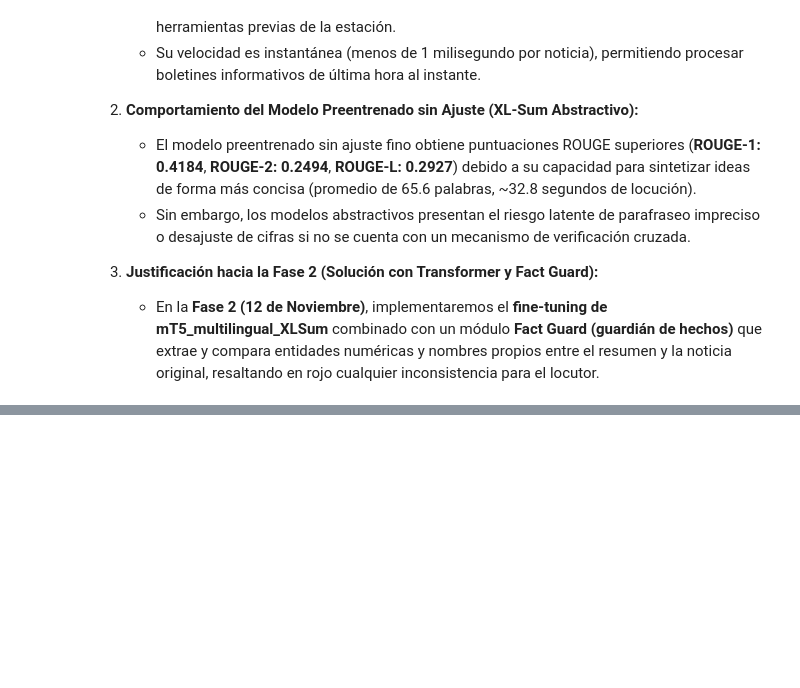
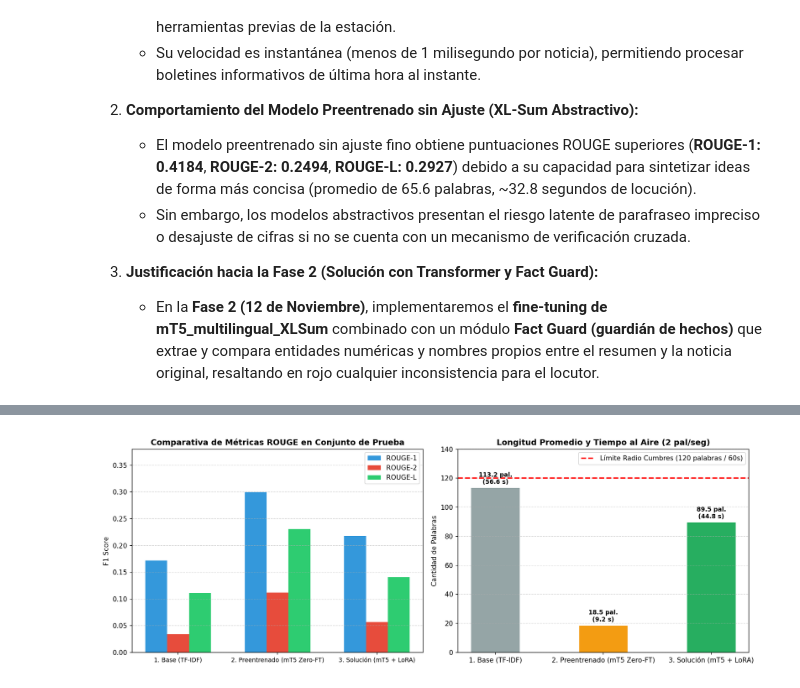
Before and after one commit to ElElimios/cepesin_chuy, a Jupyter notebook: notebooks/entrenamiento.ipynb, the cells around one changed output, grey strips where cells are left out. Drawn from its saved outputs; the diff is of its cells as text; code cells hidden in the pictures; blank space fills up the shorter version.

```diff
--- a/notebooks/entrenamiento.ipynb
+++ b/notebooks/entrenamiento.ipynb
@@ -431,0 +545,47 @@ plt.show()
+# %%
+import matplotlib.pyplot as plt
+import numpy as np
+
+fig, ax = plt.subplots(1, 2, figsize=(14, 5))
+
+# Gráfica 1: Comparativa ROUGE
+modelos = ['1. Base (TF-IDF)', '2. Preentrenado (mT5 Vanilla)', '3. Solución (mT5 + LoRA)']
+r1 = [0.1719, 0.2999, 0.2177]
+r2 = [0.0339, 0.1119, 0.0570]
+rl = [0.1115, 0.2310, 0.1407]
+
+x = np.arange(len(modelos))
+width = 0.22
+
+ax[0].bar(x - width, r1, width, label='ROUGE-1', color='#3498db')
+ax[0].bar(x, r2, width, label='ROUGE-2', color='#e74c3c')
+ax[0].bar(x + width, rl, width, label='ROUGE-L', color='#2ecc71')
+ax[0].set_title('Comparativa de Métricas ROUGE en Conjunto de Prueba', fontsize=11, fontweight='bold')
+ax[0].set_xticks(x)
+ax[0].set_xticklabels(modelos, fontsize=9)
+ax[0].set_ylabel('F1 Score')
+ax[0].set_ylim(0, 0.38)
+ax[0].legend(loc='upper right')
+ax[0].grid(axis='y', linestyle='--', alpha=0.5)
+
+# Gráfica 2: Longitud en palabras y tiempo al aire
+avg_words = [113.2, 18.5, 89.5]
+colors = ['#95a5a6', '#f39c12', '#27ae60']
+bars = ax[1].bar(modelos, avg_words, color=colors, width=0.45)
+ax[1].axhline(120, color='red', linestyle='--', linewidth=2, label='Límite Radio Cumbres (120 pal. / 60s)')
+ax[1].set_title('Longitud Promedio y Tiempo al Aire (Locución a 2 pal/s)', fontsize=11, fontweight='bold')
+ax[1].set_ylabel('Cantidad de Palabras')
+ax[1].set_ylim(0, 140)
+
+for bar in bars:
+    yval = bar.get_height()
+    ax[1].text(bar.get_x() + bar.get_width()/2.0, yval + 2, f'{yval:.1f} pal.\n({yval/2.0:.1f} s)',
+               ha='center', va='bottom', fontsize=9, fontweight='bold')
+
+ax[1].legend(loc='upper right')
+ax[1].grid(axis='y', linestyle='--', alpha=0.5)
+
+plt.tight_layout()
+plt.show()
+# %% [output]
+[figure, added]
```
Also changed, not shown: parts of 7 cells of this notebook, 10 other files.
